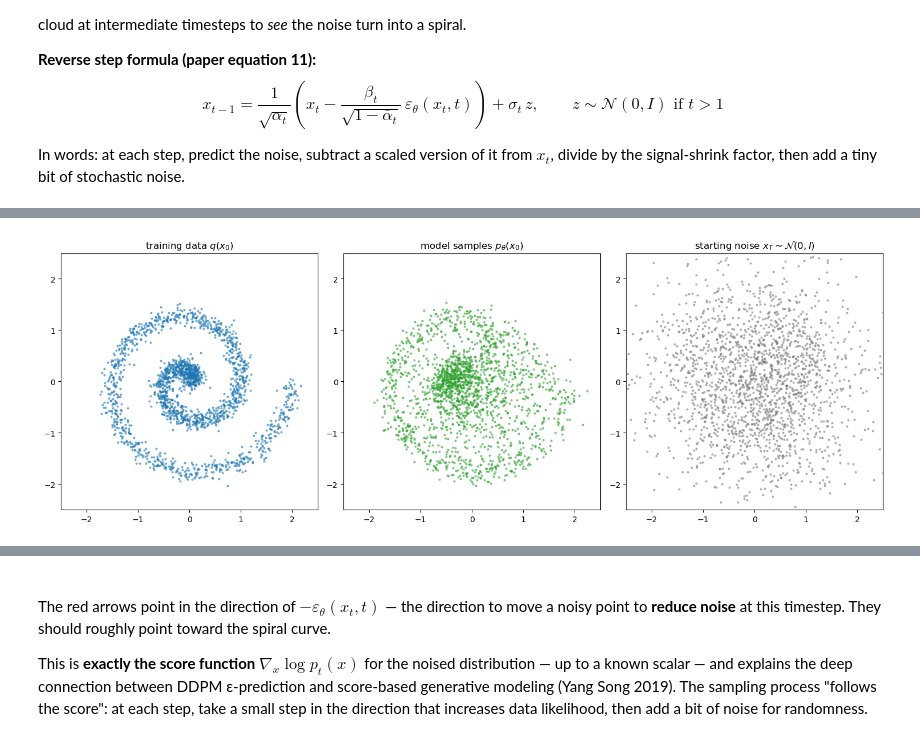
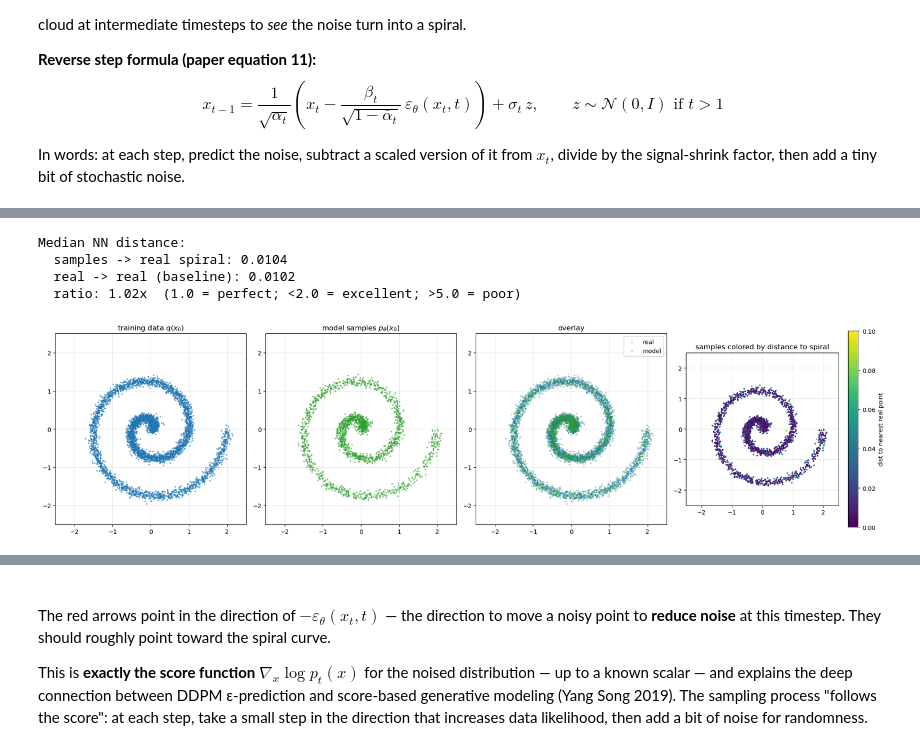
Before and after one commit to ms802x/image-gen-curriculum, a Jupyter notebook: day2/day2_paper_math_to_code.ipynb, the cells around one changed output, grey strips where cells are left out. Cells and saved outputs as stored; diff of their text form; code cells hidden in the pictures.

```diff
--- a/day2/day2_paper_math_to_code.ipynb
+++ b/day2/day2_paper_math_to_code.ipynb
@@ -23,4 +23,5 @@ import matplotlib.pyplot as plt
 import numpy as np
 
 torch.manual_seed(0); np.random.seed(0)
-DEVICE = "cpu"   # everything here is tiny; no GPU needed
+DEVICE = "cuda" if torch.cuda.is_available() else "cpu"
+print("device:", DEVICE)
@@ -107,7 +110,7 @@ To *see* every concept in this paper, we replace high-dimensional images with **
 
 This serves the same role as a high-resolution image dataset, but small enough to plot.
 # %%
-def make_spiral(n=1000, noise=0.05):
+def make_spiral(n=5000, noise=0.03):
     """2D spiral data. n points, with a small bit of noise so the spiral has thickness."""
     theta = torch.linspace(0, 4 * math.pi, n)
     r = theta / (4 * math.pi)                  # radius grows with theta
@@ -116,8 +119,8 @@ def make_spiral(n=1000, noise=0.05):
     return torch.stack([x, y], dim=1) * 2.0    # scale to make it visible
 
 torch.manual_seed(0)
-x0_data = make_spiral(2000)
-print(f"x0_data: shape={x0_data.shape} (2000 points, 2 dims)  range=[{x0_data.min():.2f}, {x0_data.max():.2f}]")
+x0_data = make_spiral()                  # keep on CPU for plotting; moved per-batch to GPU during training
+print(f"x0_data: shape={x0_data.shape} (5000 points, 2 dims)  range=[{x0_data.min():.2f}, {x0_data.max():.2f}]")
 
 fig, ax = plt.subplots(figsize=(5, 5))
 ax.scatter(x0_data[:, 0], x0_data[:, 1], s=4, alpha=0.5)
@@ -252,15 +255,16 @@ Now run the full forward process: $T = 1000$ steps with the linear schedule $\be
 
 **What you're watching:** at each $t$, a different "noised version" of the spiral. The visible structure dissolves; by $t = T$ it should be indistinguishable from $\mathcal{N}(0, I)$ — a circular blob.
 # %%
-T = 1000
-betas = torch.linspace(1e-4, 2e-2, T)
+T = 200
+betas = torch.linspace(1e-4, 0.05, T)        # on CPU -- forward-process plots run on CPU
 alphas = 1 - betas
 alpha_bars = torch.cumprod(alphas, dim=0)
+# A GPU copy for training (built when model is created)
 
 # Iterate the full forward chain. Save snapshots at several t.
 torch.manual_seed(0)
 snapshots = {}
-snapshot_t = [0, 50, 200, 500, 800, 999]
+snapshot_t = [0, 20, 50, 100, 150, 199]
 x = x0_data.clone()
 for t in range(T):
     if t in snapshot_t:
@@ -353,7 +357,7 @@ A subtle point that often confuses people: the noise added at each step is **ind
 x0_single = torch.tensor([[1.0, 0.0]])
 
 # Generate 100 different noise realizations of the same point, forward to t=500
-t_show = 500
+t_show = 100
 torch.manual_seed(0)
 samples = torch.cat([q_sample(x0_single, t_show) for _ in range(100)], dim=0)
 
@@ -532,13 +556,44 @@ Compare side-by-side: the original training data (left), the model's samples (mi
 # %%
-fig, axes = plt.subplots(1, 3, figsize=(15, 5))
-axes[0].scatter(x0_data[:, 0], x0_data[:, 1], s=4, alpha=0.5, c="tab:blue")
-axes[0].set_title("training data $q(x_0)$"); axes[0].set_aspect("equal"); axes[0].set_xlim(-2.5, 2.5); axes[0].set_ylim(-2.5, 2.5)
+samples_final = snapshots_rev[0]    # already CPU
+x0_cpu = x0_data                    # already CPU
 
-axes[1].scatter(snapshots_rev[0][:, 0], snapshots_rev[0][:, 1], s=4, alpha=0.5, c="tab:green")
-axes[1].set_title("model samples $p_\\theta(x_0)$"); axes[1].set_aspect("equal"); axes[1].set_xlim(-2.5, 2.5); axes[1].set_ylim(-2.5, 2.5)
+# Nearest-neighbour distances
+def nn_dist(query, reference):
+    d = torch.cdist(query, reference)
+    return d.min(dim=1).values
 
-axes[2].scatter(snapshots_rev[999][:, 0], snapshots_rev[999][:, 1], s=4, alpha=0.5, c="tab:gray")
-axes[2].set_title("starting noise $x_T \\sim \\mathcal{N}(0, I)$"); axes[2].set_aspect("equal"); axes[2].set_xlim(-2.5, 2.5); axes[2].set_ylim(-2.5, 2.5)
+nn_samples = nn_dist(samples_final, x0_cpu)
+# Real-to-real, excluding self
+nn_real = torch.cdist(x0_cpu, x0_cpu); nn_real.fill_diagonal_(float('inf'))
+nn_real = nn_real.min(dim=1).values
+
+ratio = (nn_samples.median() / nn_real.median()).item()
+print(f"Median NN distance:")
+print(f"  samples -> real spiral: {nn_samples.median().item():.4f}")
+print(f"  real -> real (baseline): {nn_real.median().item():.4f}")
+print(f"  ratio: {ratio:.2f}x  (1.0 = perfect; <2.0 = excellent; >5.0 = poor)")
+
+fig, axes = plt.subplots(1, 4, figsize=(20, 5))
+axes[0].scatter(x0_cpu[:, 0], x0_cpu[:, 1], s=3, alpha=0.5, c="tab:blue")
+axes[0].set_title(r"training data $q(x_0)$"); axes[0].set_aspect("equal"); axes[0].set_xlim(-2.5, 2.5); axes[0].set_ylim(-2.5, 2.5); axes[0].grid(alpha=0.3)
+
+axes[1].scatter(samples_final[:, 0], samples_final[:, 1], s=3, alpha=0.5, c="tab:green")
+axes[1].set_title(r"model samples $p_\theta(x_0)$"); axes[1].set_aspect("equal"); axes[1].set_xlim(-2.5, 2.5); axes[1].set_ylim(-2.5, 2.5); axes[1].grid(alpha=0.3)
+
+axes[2].scatter(x0_cpu[:, 0], x0_cpu[:, 1], s=3, alpha=0.3, c="tab:blue", label="real")
+axes[2].scatter(samples_final[:, 0], samples_final[:, 1], s=3, alpha=0.3, c="tab:green", label="model")
+axes[2].set_title("overlay"); axes[2].set_aspect("equal"); axes[2].set_xlim(-2.5, 2.5); axes[2].set_ylim(-2.5, 2.5); axes[2].legend(); axes[2].grid(alpha=0.3)
+
+# Color samples by their distance to the spiral (dark = on spiral, bright = off)
+sc = axes[3].scatter(samples_final[:, 0], samples_final[:, 1], s=3, c=nn_samples.numpy(), cmap="viridis", vmin=0, vmax=0.1)
+axes[3].set_title("samples colored by distance to spiral")
+axes[3].set_aspect("equal"); axes[3].set_xlim(-2.5, 2.5); axes[3].set_ylim(-2.5, 2.5)
+plt.colorbar(sc, ax=axes[3], label="dist to nearest real point")
+axes[3].grid(alpha=0.3)
 plt.tight_layout(); plt.show()
 # %% [output]
+Median NN distance:
+  samples -> real spiral: 0.0104
+  real -> real (baseline): 0.0102
+  ratio: 1.02x  (1.0 = perfect; <2.0 = excellent; >5.0 = poor)
-[figure, old version]
+[figure, new version]
```
Also changed, not shown: parts of 19 cells of this notebook, 1 other file.
